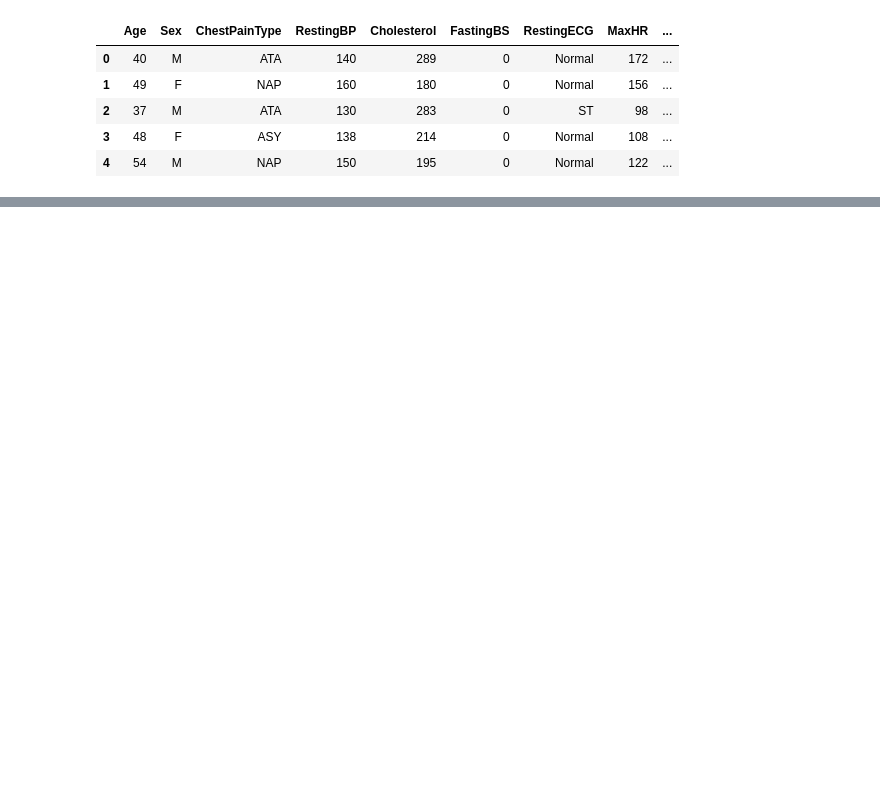
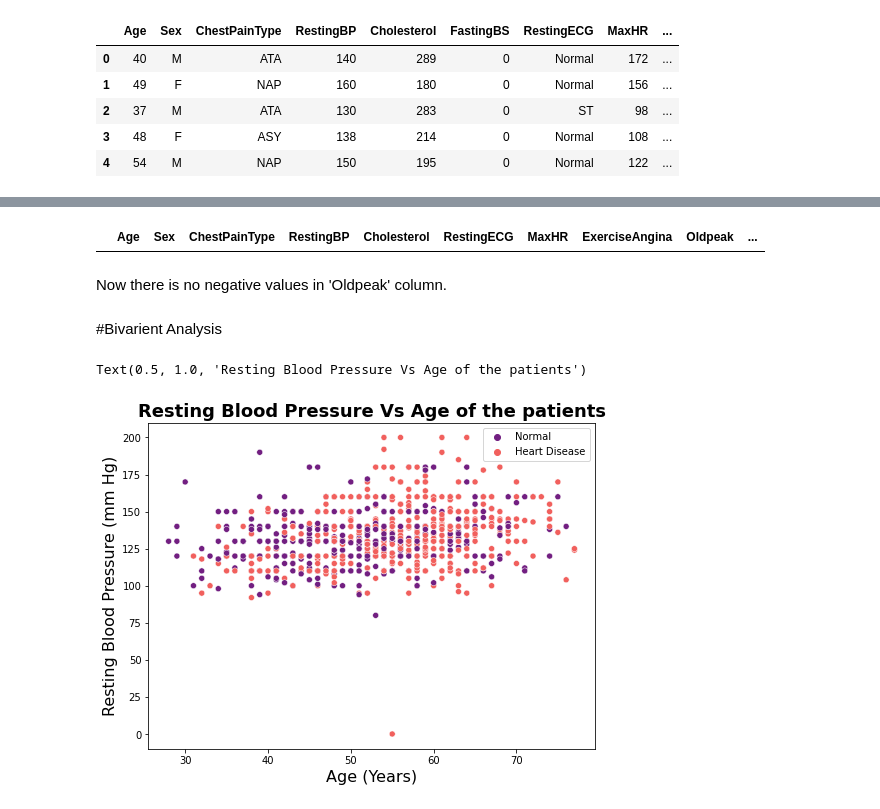
Before and after one commit to sheha919/Stroke_Prediction, a Jupyter notebook: heart_faliure_pred_ml.ipynb, the cells around one changed output, grey strips where cells are left out. Drawn from its saved outputs; the diff is of its cells as text; code cells hidden in the pictures; blank space fills up the shorter version.

```diff
--- a/heart_faliure_pred_ml.ipynb
+++ b/heart_faliure_pred_ml.ipynb
@@ -209,0 +241,4 @@ sns.histplot(data= ml_df, x= 'RestingECG', bins = 'auto')
+# %%
+#droping FastingBS column
+ml_df.drop(columns = ['FastingBS'], axis = 1, inplace = True)
+ml_df.head()
@@ -209,0 +252,21 @@ sns.histplot(data= ml_df, x= 'RestingECG', bins = 'auto')
+# %%
+#converting negative values from 'Oldpeak'
+ml_df['Oldpeak'] = abs(ml_df['Oldpeak'] )
+ml_df[ml_df['Oldpeak']<0]
+# %% [output]
+|  | Age | Sex | ChestPainType | RestingBP | Cholesterol | RestingECG | MaxHR | ExerciseAngina | Oldpeak | ... |
+# %% [markdown]
+Now there is no negative values in 'Oldpeak' column.
+# %% [markdown]
+#Bivarient Analysis
+# %%
+plt.figure(figsize = (8,6))
+ax = sns.scatterplot(data = ml_df, x = 'Age', y = 'RestingBP', hue = 'HeartDisease', palette="magma")
+legend_labels, _= ax.get_legend_handles_labels()
+ax.legend(legend_labels, ['Normal', 'Heart Disease'], bbox_to_anchor=(1,1))
+ax.set_xlabel('Age (Years)', fontsize = 16)
+ax.set_ylabel('Resting Blood Pressure (mm Hg)', fontsize = 16)
+ax.set_title('Resting Blood Pressure Vs Age of the patients', fontsize = 18, fontweight = 'bold')
+# %% [output]
+Text(0.5, 1.0, 'Resting Blood Pressure Vs Age of the patients')
+[figure, added]
```
Also changed, not shown: parts of 16 cells of this notebook.
